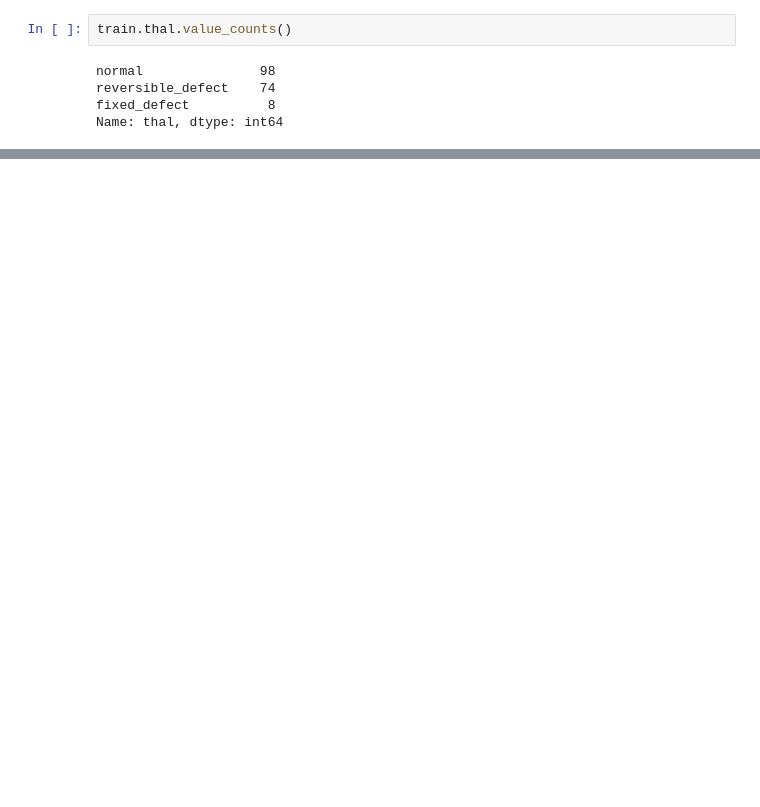
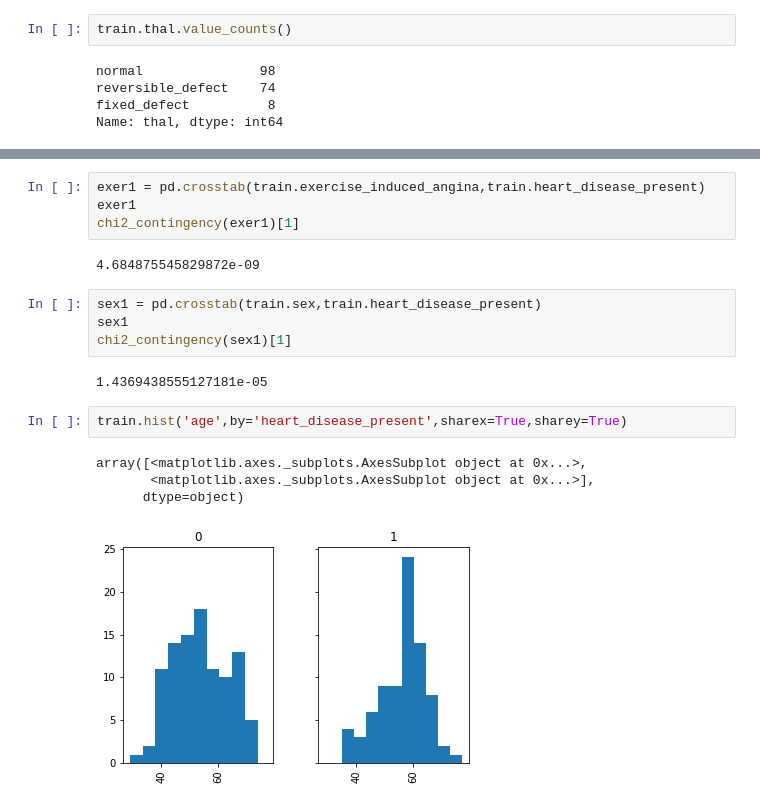
Before and after one commit to patrickstuchlik/driven-data-heart-ml, a Jupyter notebook: eda.ipynb, the cells around one changed output, grey strips where cells are left out. Cells and saved outputs as stored; diff of their text form; blank space fills up the shorter version.

Commit message:
histogram and stats

```diff
--- a/eda.ipynb
+++ b/eda.ipynb
@@ -88,0 +135,19 @@ chi2_contingency(thal1)
+# %%
+exer1 = pd.crosstab(train.exercise_induced_angina,train.heart_disease_present)
+exer1
+chi2_contingency(exer1)[1]
+# %% [output]
+4.684875545829872e-09
+# %%
+sex1 = pd.crosstab(train.sex,train.heart_disease_present)
+sex1
+chi2_contingency(sex1)[1]
+# %% [output]
+1.4369438555127181e-05
+# %%
+train.hist('age',by='heart_disease_present',sharex=True,sharey=True)
+# %% [output]
+array([<matplotlib.axes._subplots.AxesSubplot object at 0x...>,
+       <matplotlib.axes._subplots.AxesSubplot object at 0x...>],
+      dtype=object)
+[figure, added]
```
Also changed, not shown: parts of 12 cells of this notebook.
